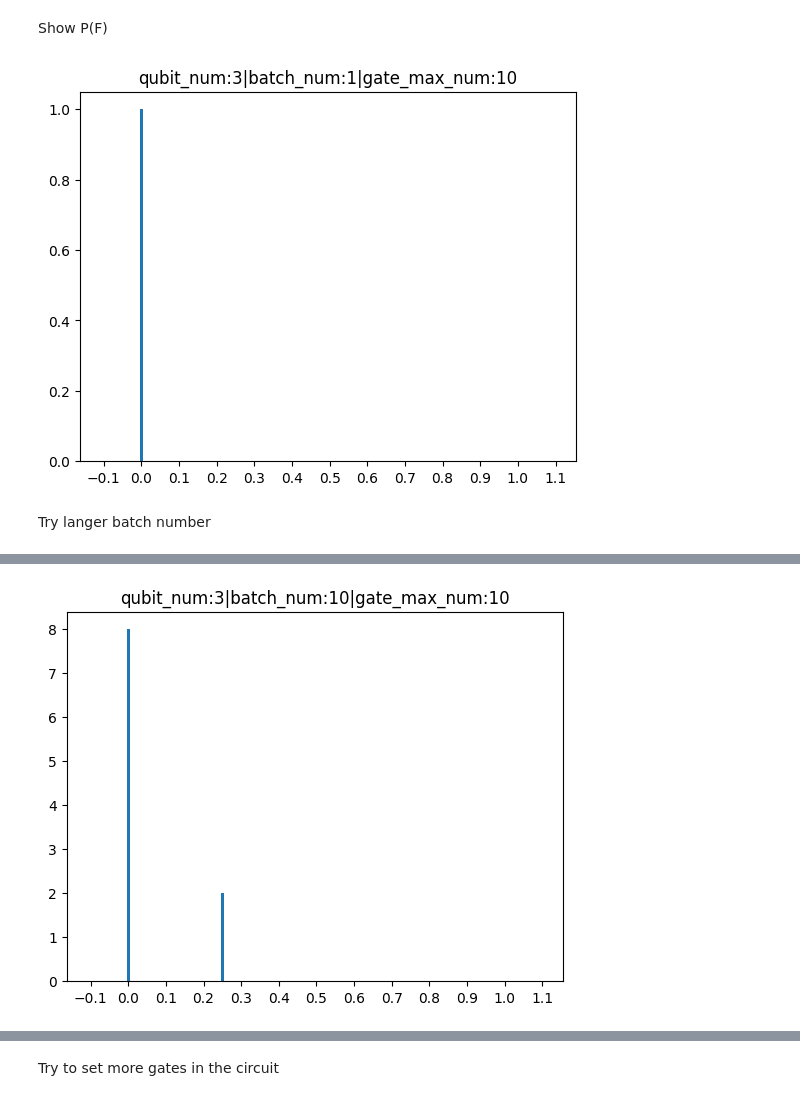
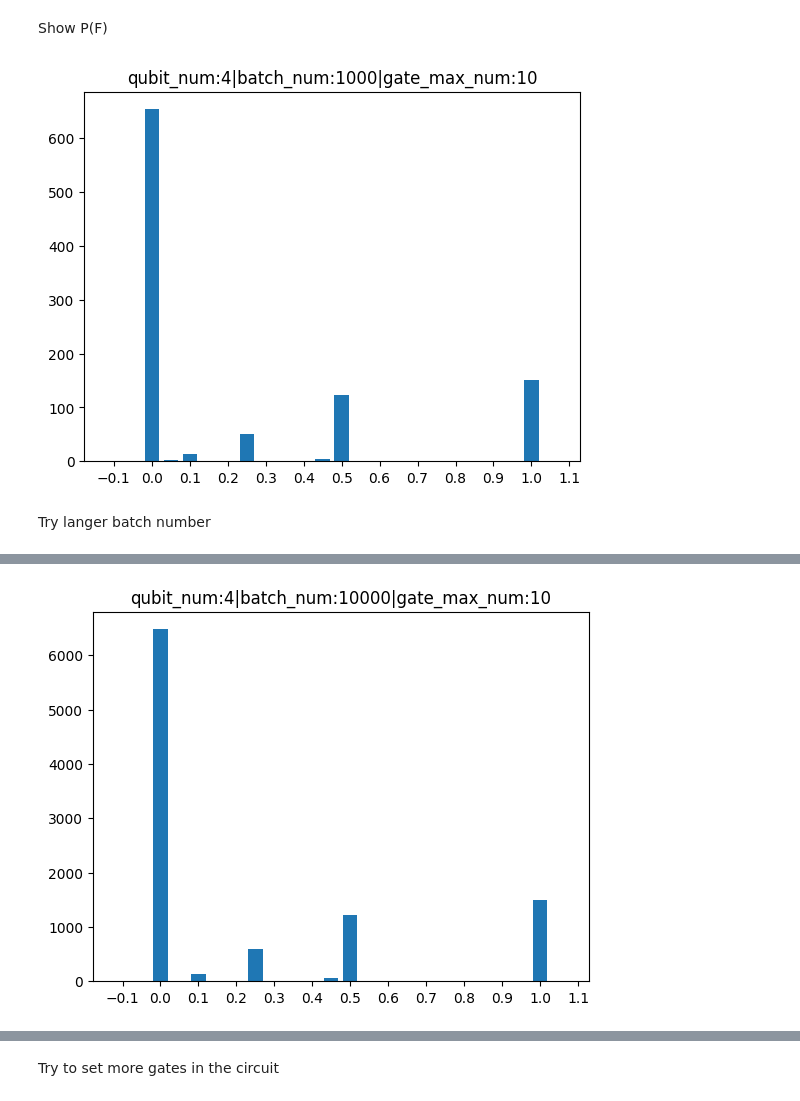
Before and after one commit to ChuhanZhou/Random_Circuit_Sampling, a Jupyter notebook: demo.ipynb, the cells around one changed output, grey strips where cells are left out. Drawn from its saved outputs; the diff is of its cells as text; code cells hidden in the pictures.

Commit message:
debug and update multi thread on random circuit sampling

```diff
--- a/demo.ipynb
+++ b/demo.ipynb
@@ -7,9 +7,10 @@ from ipywidgets import interact
 # %% [markdown]
 Set the config
 # %%
-input_qubit_number = 3
+input_qubit_number = 4
 max_gate_number = 10
-batch_calculation_number = 1
+batch_calculation_number = 1000
+thread_number=28
 # %% [markdown]
 Run the random circuit sampling
 # %%
@@ -21,11 +32,11 @@ Show P(F)
 # %%
 circuits.show_p_f(f_list,input_qubit_number,max_gate_number,batch_calculation_number)
 # %% [output]
-[figure, old version]
+[figure, new version]
 # %% [markdown]
 Try langer batch number
 # %%
 batch_calculation_number *= 10
-f_list = circuits.rcs(input_qubit_number,max_gate_number,batch_calculation_number)
+f_list = circuits.rcs_multi_thread(input_qubit_number,max_gate_number,batch_calculation_number,thread_number,True)
 circuits.show_p_f(f_list,input_qubit_number,max_gate_number,batch_calculation_number)
 # %% [output]
@@ -43,3 +55,3 @@ circuits.show_p_f(f_list,input_qubit_number,max_gate_number,batch_calculation_nu
-[figure, old version]
+[figure, new version]
 # %%
 batch_calculation_number *= 10
```
Also changed, not shown: parts of 6 cells of this notebook, 1 other file.
